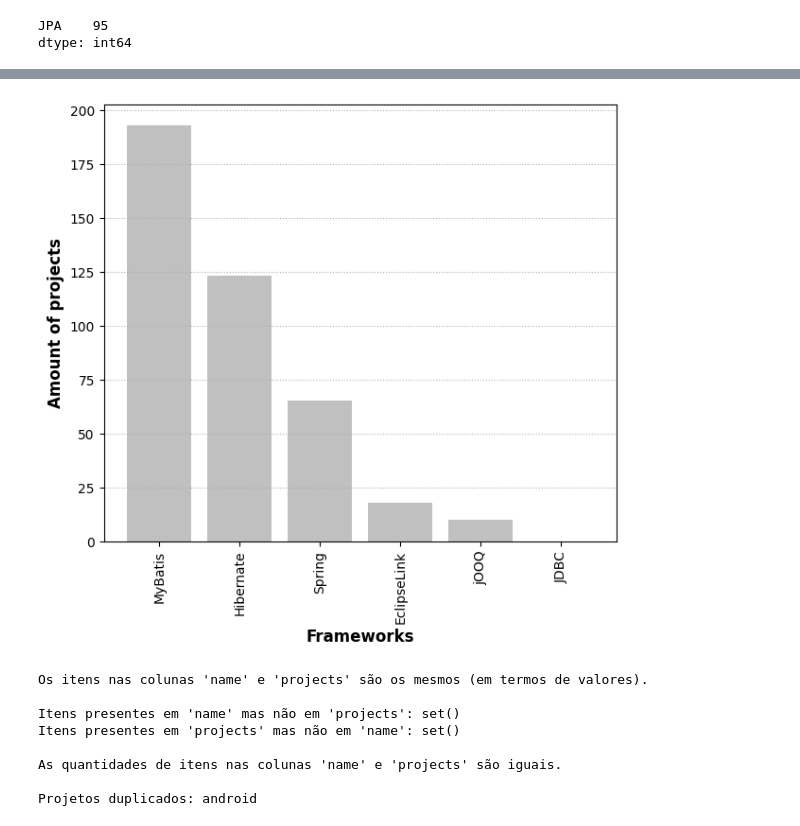
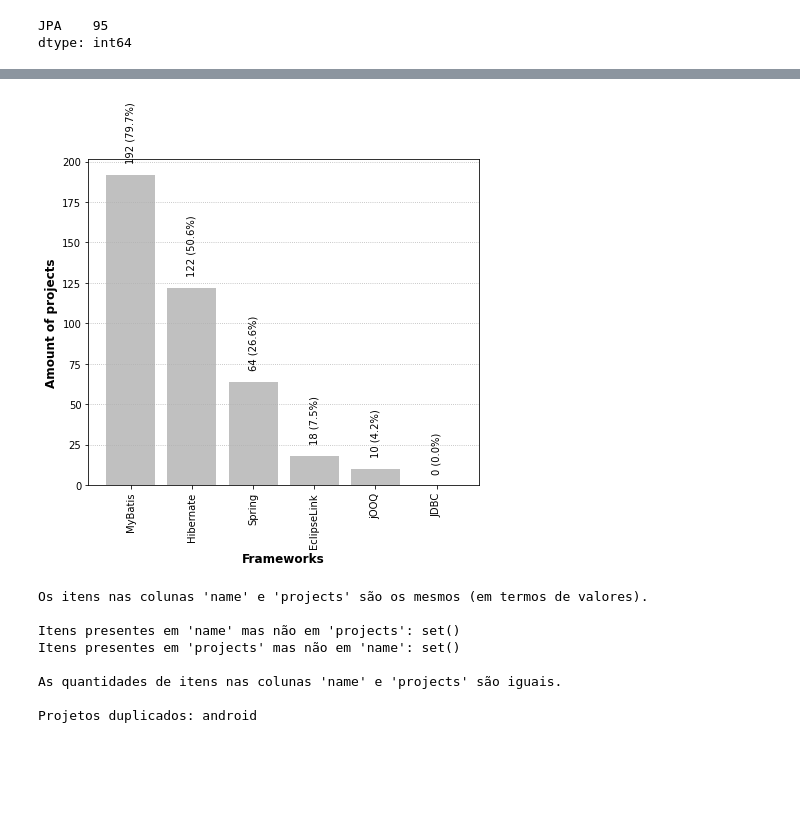
Before and after one commit to gems-uff/db-mining, a Jupyter notebook: src/rq5_usage/results_implementation_characterization.ipynb, the cells around one changed output, grey strips where cells are left out. Cells and saved outputs as stored; diff of their text form; code cells hidden in the pictures; blank space fills up the shorter version.

```diff
--- a/src/rq5_usage/results_implementation_characterization.ipynb
+++ b/src/rq5_usage/results_implementation_characterization.ipynb
@@ -141,36 +154,41 @@ dtype: int64
 # %%
 # Renomeia a coluna "mybatis" para "MyBatis"
 data_with_index = data_with_index.rename(columns={"mybatis": "MyBatis"})
 
 # Define o tamanho da figura
 plt.figure(figsize=(7,6))
 
-# Remove a função addlabels, que adicionava as contagens no topo das barras
-# def addlabels(x, y):
-#     for i in range(len(x)):
-#         plt.text(i, y[i], y[i], ha = 'center')
-
 # Prepara os dados
-df = data_with_index.iloc[:, 1:].sum().sort_values(ascending=False)
+df = data_with_index.iloc[2:, 1:].sum().sort_values(ascending=False)
 
 # Cria o gráfico de barras
-plt.bar(df.index, df.values, color='silver')
+bars = plt.bar(df.index, df.values, color='silver')
 
 # Rotaciona os rótulos do eixo X
 plt.xticks(rotation=90)
 
 # Adiciona os rótulos dos eixos
 plt.xlabel("Frameworks", fontweight="bold", fontsize=12)
 plt.ylabel("Amount of projects", fontweight="bold", fontsize=12)
 
+# Adiciona as anotações com a contagem e percentual no topo das barras
+for bar in bars:
+    height = bar.get_height()  # Obtém a altura de cada barra
+    percentage = round(height/241 * 100, 2)  # Calcula o percentual, considerando 202 projetos com BD
+    annotateResult = f"{int(height)} ({percentage:.1f}%)"  # Formata o texto
+
+    # Corrige a chamada de plt.text, removendo o 'xytext'
+    plt.text(bar.get_x() + bar.get_width() / 2, height + 7, annotateResult, ha='center', va='bottom',
+             fontsize=10, color='black', rotation=90)
+
 # Adiciona grid pontilhado no eixo Y
 plt.grid(axis='y', linestyle=':', linewidth=0.8)
 
 # Salva o gráfico em formato PDF
 plt.savefig(IMAGES_DIR + "/fig5.pdf", format="pdf", bbox_inches="tight")
 plt.show()
 # %% [output]
-[figure, old version]
+[figure, new version]
 # %%
 import pandas as pd
 from util import ANNOTATED_FILE_JAVA_COMPLET, USAGE_FAN_IN_FILE
```
Also changed, not shown: parts of 13 cells of this notebook, 10 other files.
